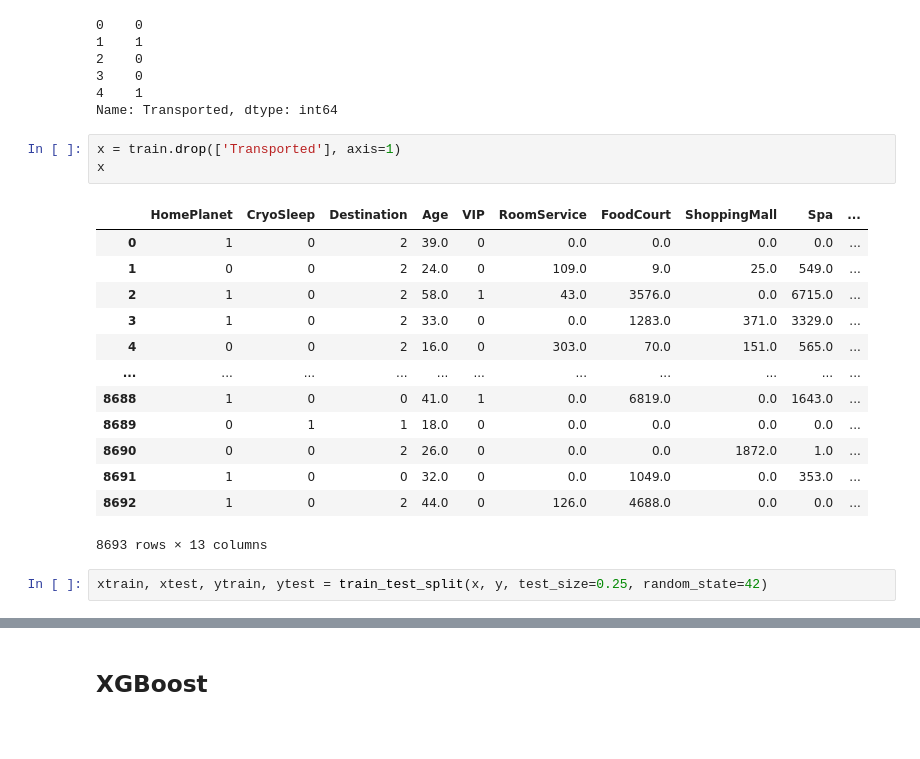
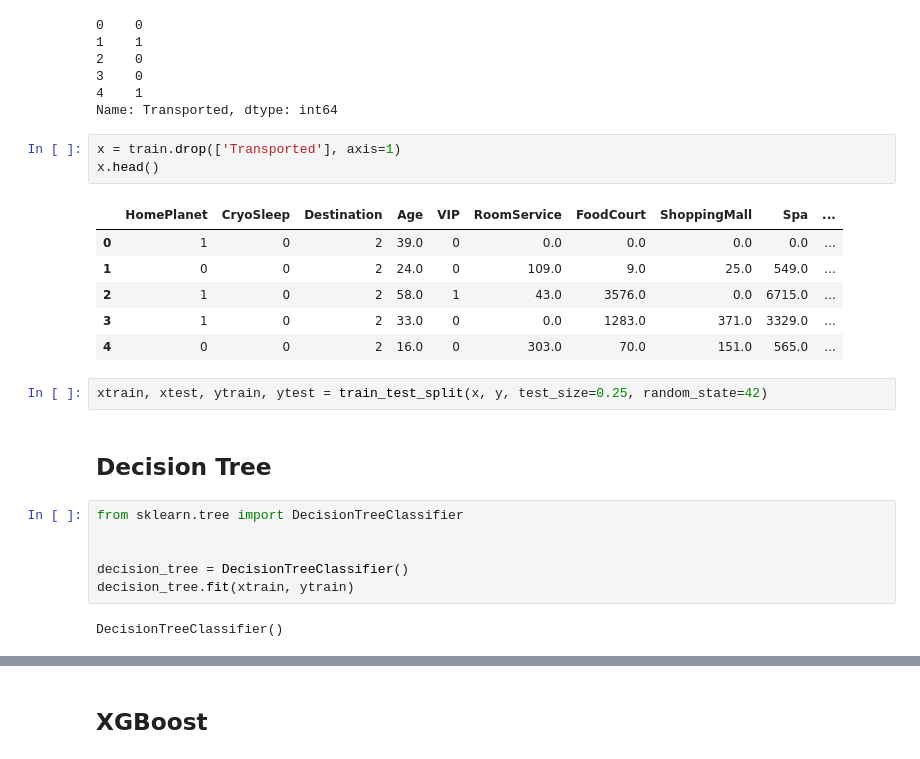
Before and after one commit to olegligorov/tree_models, a Jupyter notebook: spaceship_titanic.ipynb, the cells around one changed output, grey strips where cells are left out. Drawn from its saved outputs; the diff is of its cells as text; blank space fills up the shorter version.

```diff
--- a/spaceship_titanic.ipynb
+++ b/spaceship_titanic.ipynb
@@ -231,20 +229,23 @@ y.head()
 Name: Transported, dtype: int64
 # %%
 x = train.drop(['Transported'], axis=1)
-x
+x.head()
 # %% [output]
 |  | HomePlanet | CryoSleep | Destination | Age | VIP | RoomService | FoodCourt | ShoppingMall | Spa | ... |
 | 0 | 1 | 0 | 2 | 39.0 | 0 | 0.0 | 0.0 | 0.0 | 0.0 | ... |
 | 1 | 0 | 0 | 2 | 24.0 | 0 | 109.0 | 9.0 | 25.0 | 549.0 | ... |
 | 2 | 1 | 0 | 2 | 58.0 | 1 | 43.0 | 3576.0 | 0.0 | 6715.0 | ... |
 | 3 | 1 | 0 | 2 | 33.0 | 0 | 0.0 | 1283.0 | 371.0 | 3329.0 | ... |
 | 4 | 0 | 0 | 2 | 16.0 | 0 | 303.0 | 70.0 | 151.0 | 565.0 | ... |
-| ... | ... | ... | ... | ... | ... | ... | ... | ... | ... | ... |
-| 8688 | 1 | 0 | 0 | 41.0 | 1 | 0.0 | 6819.0 | 0.0 | 1643.0 | ... |
-| 8689 | 0 | 1 | 1 | 18.0 | 0 | 0.0 | 0.0 | 0.0 | 0.0 | ... |
-| 8690 | 0 | 0 | 2 | 26.0 | 0 | 0.0 | 0.0 | 1872.0 | 1.0 | ... |
-| 8691 | 1 | 0 | 0 | 32.0 | 0 | 0.0 | 1049.0 | 0.0 | 353.0 | ... |
-| 8692 | 1 | 0 | 2 | 44.0 | 0 | 126.0 | 4688.0 | 0.0 | 0.0 | ... |
-8693 rows × 13 columns
 # %%
 xtrain, xtest, ytrain, ytest = train_test_split(x, y, test_size=0.25, random_state=42)
+# %% [markdown]
+## Decision Tree
+# %%
+from sklearn.tree import DecisionTreeClassifier
+
+
+decision_tree = DecisionTreeClassifier()
+decision_tree.fit(xtrain, ytrain)
+# %% [output]
+DecisionTreeClassifier()
```
Also changed, not shown: parts of 49 cells of this notebook.
